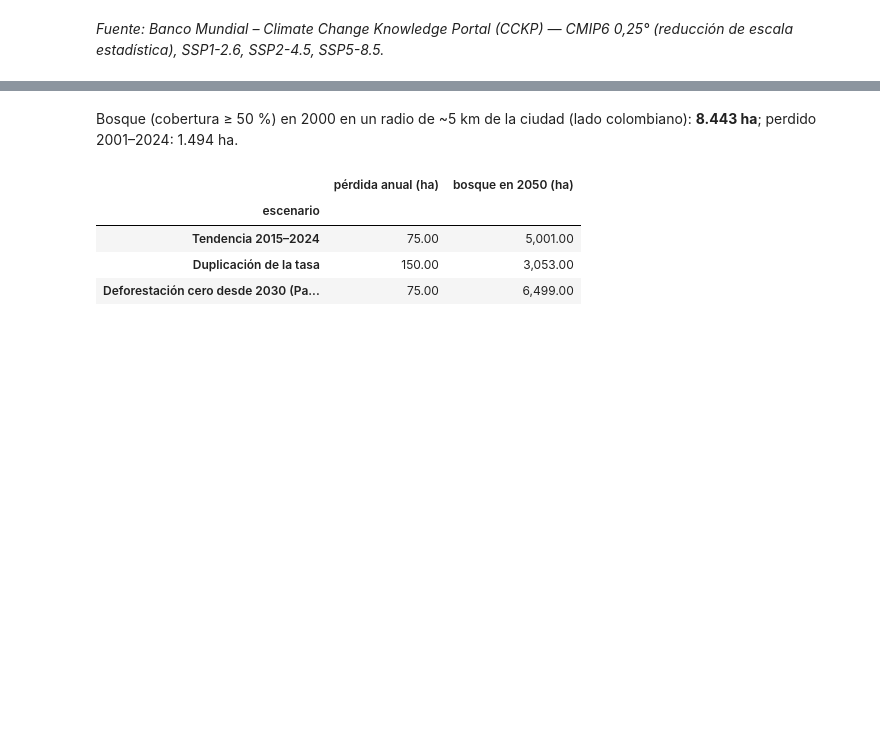
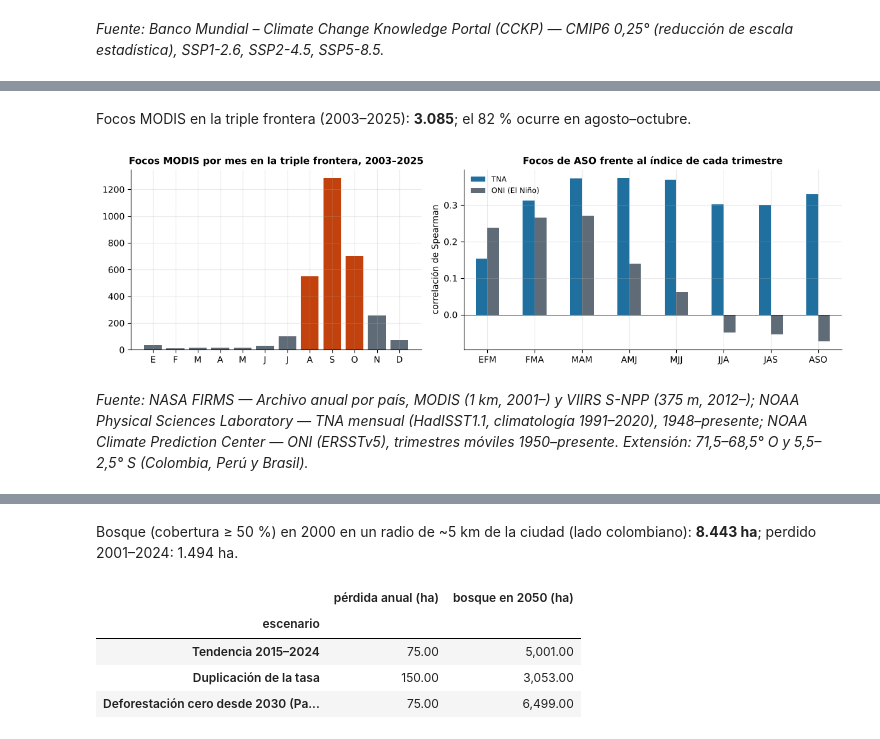
Before and after one commit to mromerot/leticia, a Jupyter notebook: book/03_analisis/35_incendios/d_escenarios.ipynb, the cells around one changed output, grey strips where cells are left out. Saved outputs shown, nothing was run; the diff lists cells and outputs as text; code cells hidden in the pictures; blank space fills up the shorter version.

```diff
--- a/book/03_analisis/35_incendios/d_escenarios.ipynb
+++ b/book/03_analisis/35_incendios/d_escenarios.ipynb
@@ -68,0 +80,34 @@ viz.pie(viz.nota_fuente("proyecciones_cckp"))
+# %%
+from leticia import pronostico
+from leticia.config import aoi_cfg
+from scipy import stats
+reg = fuentes.focos_calor("modis", clave_bbox="bbox_fuego", paises=aoi_cfg()["paises_fuego"])
+reg = reg[(reg["confidence"] >= pi["confianza_modis_min"]) & (reg["type"] == 0)]
+anios = range(pi["anio_inicio_modis"], int(reg.index.year.max()) + 1)
+mensual = reg[reg.index.year >= pi["anio_inicio_modis"]].groupby(reg.index.month[reg.index.year >= pi["anio_inicio_modis"]]).size().reindex(range(1, 13), fill_value=0)
+temp = reg[reg.index.month.isin(pi["meses_temporada"])]
+y = temp.groupby(temp.index.year).size().reindex(anios, fill_value=0)
+tna, oni = fuentes.indice_tna(), fuentes.oni()
+nombres = "EFMAMJJASOND"
+ventanas = [[m, m + 1, m + 2] for m in range(1, 9)]
+corr = pd.DataFrame({"TNA": [stats.spearmanr(pronostico.media_meses(tna, v).reindex(y.index), y)[0] for v in ventanas],
+                     "ONI (El Niño)": [stats.spearmanr(pronostico.media_meses(oni, v).reindex(y.index), y)[0] for v in ventanas]},
+                    index=["".join(nombres[m - 1] for m in v) for v in ventanas])
+fig, ax = plt.subplots(1, 2, figsize=(12, 3.6), gridspec_kw={"width_ratios": [1, 1.3]})
+ax[0].bar(mensual.index, mensual, color=[viz.CALOR if m in pi["meses_temporada"] else viz.GRIS for m in mensual.index])
+ax[0].set_xticks(range(1, 13)); ax[0].set_xticklabels(list(nombres))
+ax[0].set_title(f"Focos MODIS por mes en la triple frontera, {anios[0]}–{anios[-1]}")
+corr.plot.bar(ax=ax[1], color=[viz.AZUL_RIO, viz.GRIS], rot=0)
+ax[1].axhline(0, color="k", lw=0.6)
+ax[1].set_ylabel("correlación de Spearman")
+ax[1].set_title("Focos de " + "".join(nombres[m - 1] for m in pi["meses_temporada"]) + " frente al índice de cada trimestre")
+fig.tight_layout()
+display(Markdown(f"Focos MODIS en la triple frontera ({anios[0]}–{anios[-1]}): **{len(reg[reg.index.year >= anios[0]]):,}**; ".replace(",", ".")
+                 + f"el {100 * mensual.loc[pi['meses_temporada']].sum() / mensual.sum():.0f} % ocurre en agosto–octubre."))
+# %% [output]
+Focos MODIS en la triple frontera (2003–2025): **3.085**; el 82 % ocurre en agosto–octubre.
+[figure, added]
+# %%
+viz.pie(viz.nota_fuente("focos_calor", "indice_tna", "indices_oceanicos") + " Extensión: 71,5–68,5° O y 5,5–2,5° S (Colombia, Perú y Brasil).")
+# %% [output]
+*Fuente: NASA FIRMS — Archivo anual por país, MODIS (1 km, 2001–) y VIIRS S-NPP (375 m, 2012–); NOAA Physical Sciences Laboratory — TNA mensual (HadISST1.1, climatología 1991–2020), 1948–presente; NOAA Climate Prediction Center — ONI (ERSSTv5), trimestres móviles 1950–presente. Extensión: 71,5–68,5° O y 5,5–2,5° S (Colombia, Perú y Brasil).*
```
Also changed, not shown: parts of 5 cells of this notebook, 51 other files.
